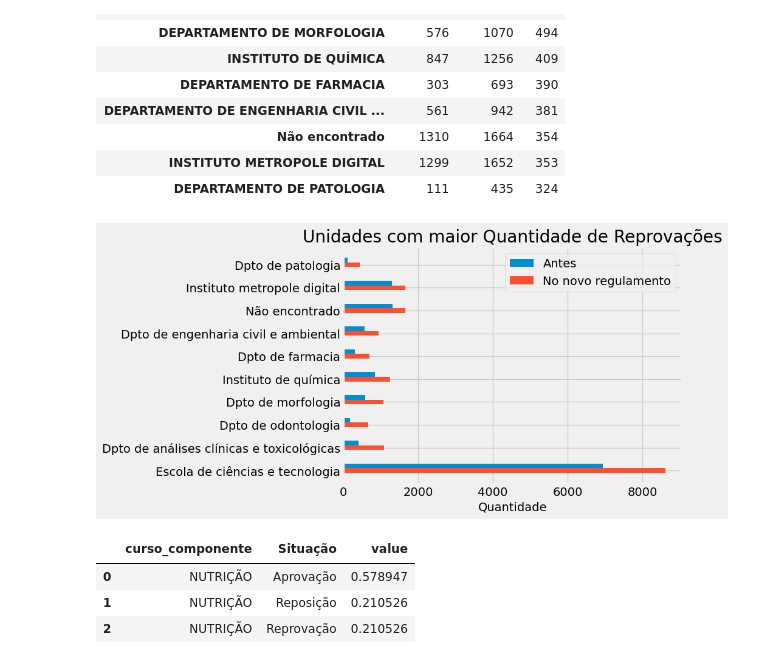
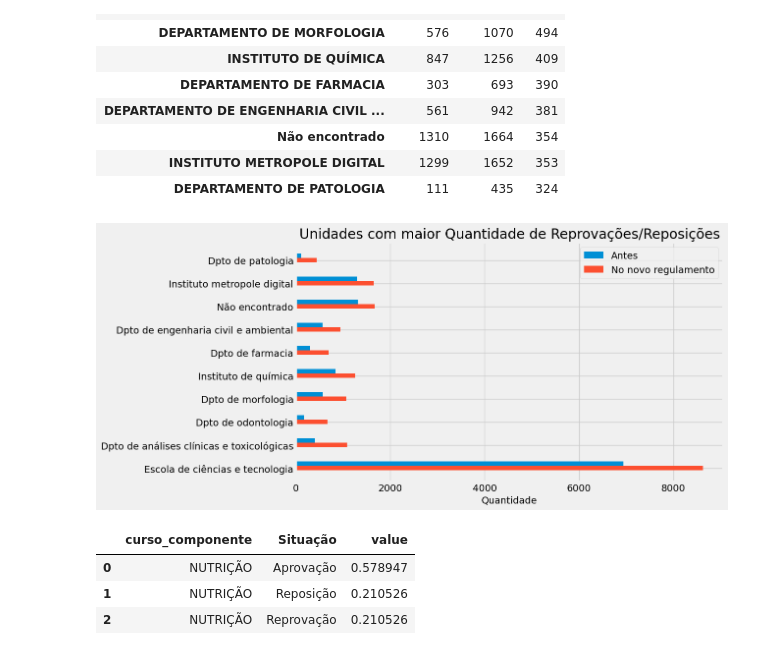
Before and after one commit to victorvieirat/analise-ufrn, a Jupyter notebook: code.ipynb, the cells around one changed output. Drawn from its saved outputs; the diff is of its cells as text; code cells hidden in the pictures.

```diff
--- a/code.ipynb
+++ b/code.ipynb
@@ -407,32 +407,32 @@ merged_series
 # %%
 import matplotlib.pyplot as plt
 
 # Set the positions of the bars on the y-axis
 y = range(len(merged_series))
 
 # Set the height of each bar
 bar_height = 0.2
-
+plt.figure(figsize=(10, 6))
 # Plot the bars for each color
 plt.barh([i + bar_height for i in y], merged_series.iloc[:, 0], height=bar_height, align='center', label='Antes')
 plt.barh(y, merged_series.iloc[:, 1], height=bar_height, align='center', label='No novo regulamento')
 
 # Set the y-axis tick labels to be the values from the index of merged_series
 plt.yticks(y, [i.capitalize().replace('Departamento','Dpto') for i in merged_series.index])
 
 # Set the x-axis label
 plt.xlabel('Quantidade')
 
 # Set the title of the plot
-plt.title('Unidades com maior Quantidade de Reprovações')
+plt.title('Unidades com maior Quantidade de Reprovações/Reposições')
 
 # Add a legend
 plt.legend()
 
 # Show the plot
 plt.show()
 # %% [output]
-[figure, old version]
+[figure, new version]
 # %%
 
 list_notas = []
```
Also changed, not shown: 1 other file.
